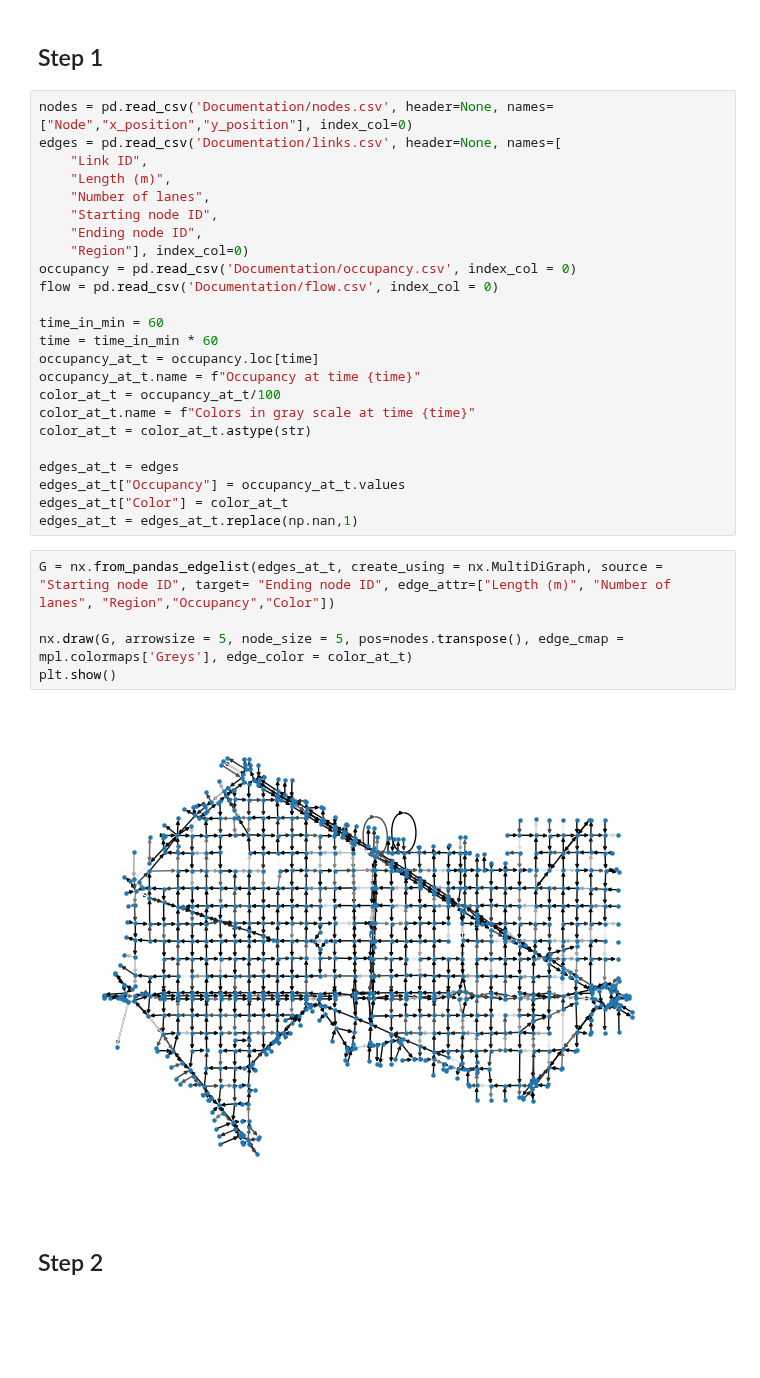
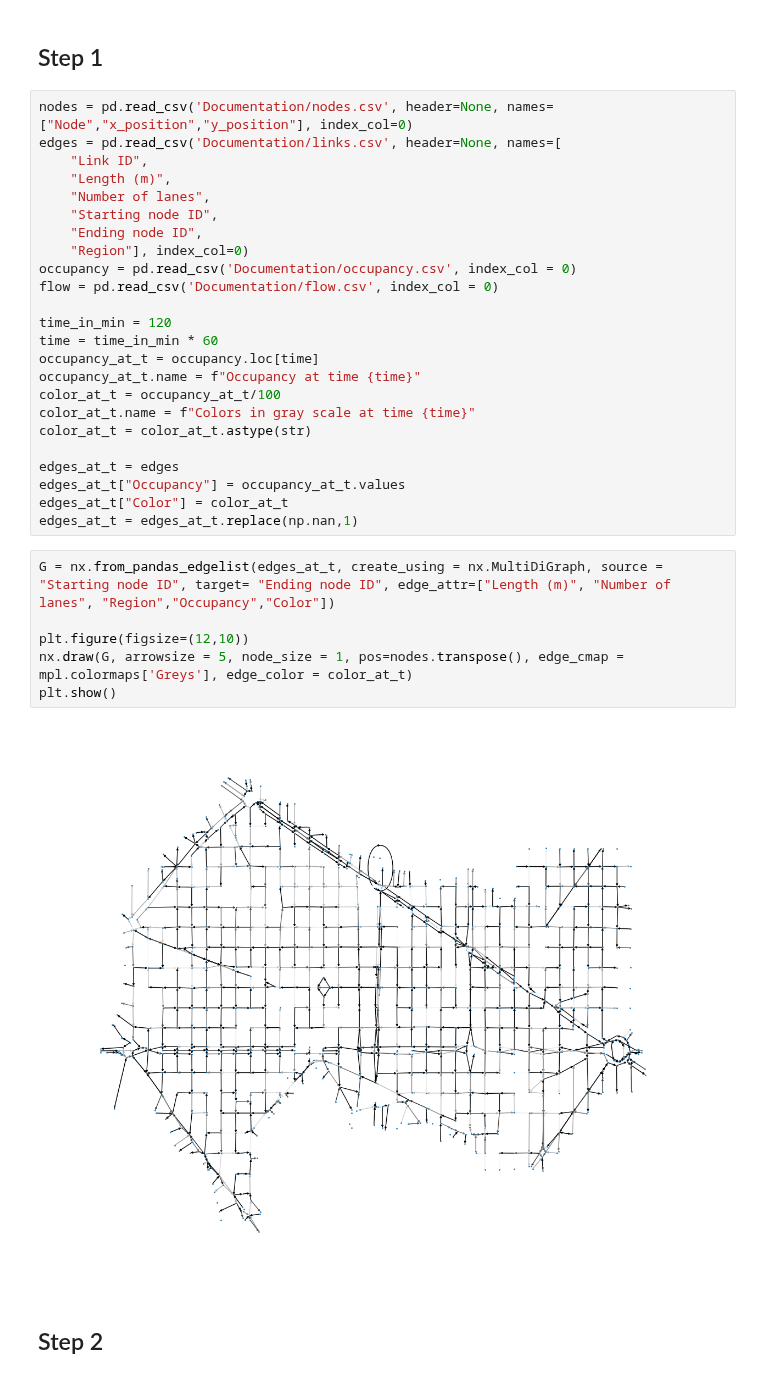
Before and after one commit to s221568/Trafic, a Jupyter notebook: Lab 1/Lab1JE.ipynb, the cells around one changed output. Cells and saved outputs as stored; diff of their text form; blank space fills up the shorter version.

```diff
--- a/Lab 1/Lab1JE.ipynb
+++ b/Lab 1/Lab1JE.ipynb
@@ -22,7 +22,7 @@ edges = pd.read_csv('Documentation/links.csv', header=None, names=[
 occupancy = pd.read_csv('Documentation/occupancy.csv', index_col = 0)
 flow = pd.read_csv('Documentation/flow.csv', index_col = 0)
 
-time_in_min = 60
+time_in_min = 120
 time = time_in_min * 60
 occupancy_at_t = occupancy.loc[time]
 occupancy_at_t.name = f"Occupancy at time {time}"
@@ -37,9 +37,10 @@ edges_at_t = edges_at_t.replace(np.nan,1)
 # %%
 G = nx.from_pandas_edgelist(edges_at_t, create_using = nx.MultiDiGraph, source = "Starting node ID", target= "Ending node ID", edge_attr=["Length (m)", "Number of lanes", "Region","Occupancy","Color"])
 
-nx.draw(G, arrowsize = 5, node_size = 5, pos=nodes.transpose(), edge_cmap = mpl.colormaps['Greys'], edge_color = color_at_t)
+plt.figure(figsize=(12,10))
+nx.draw(G, arrowsize = 5, node_size = 1, pos=nodes.transpose(), edge_cmap = mpl.colormaps['Greys'], edge_color = color_at_t)
 plt.show()
 # %% [output]
-[figure, old version]
+[figure, new version]
 # %% [markdown]
 ## Step 2
```
Also changed, not shown: parts of 5 cells of this notebook.
